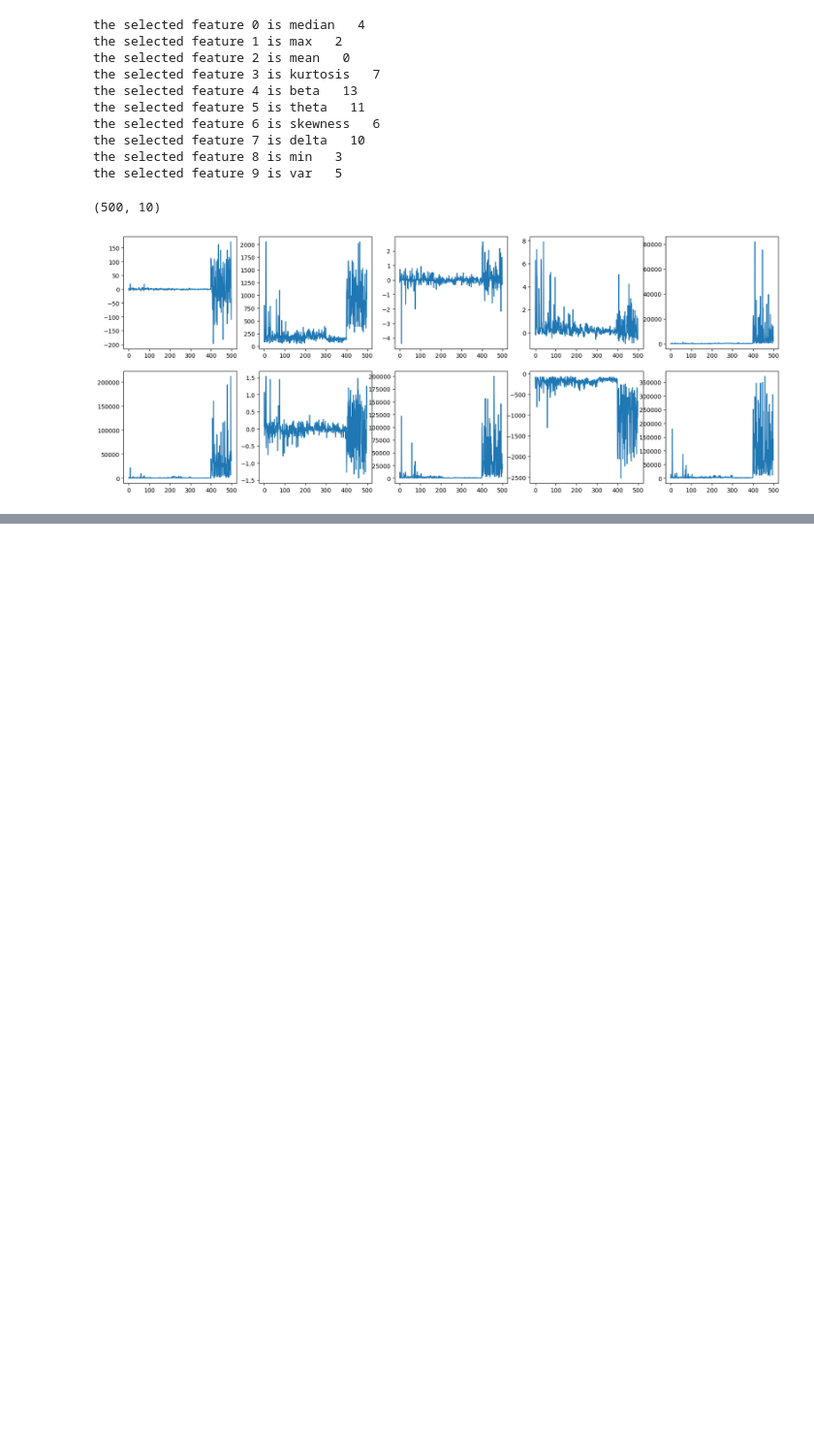
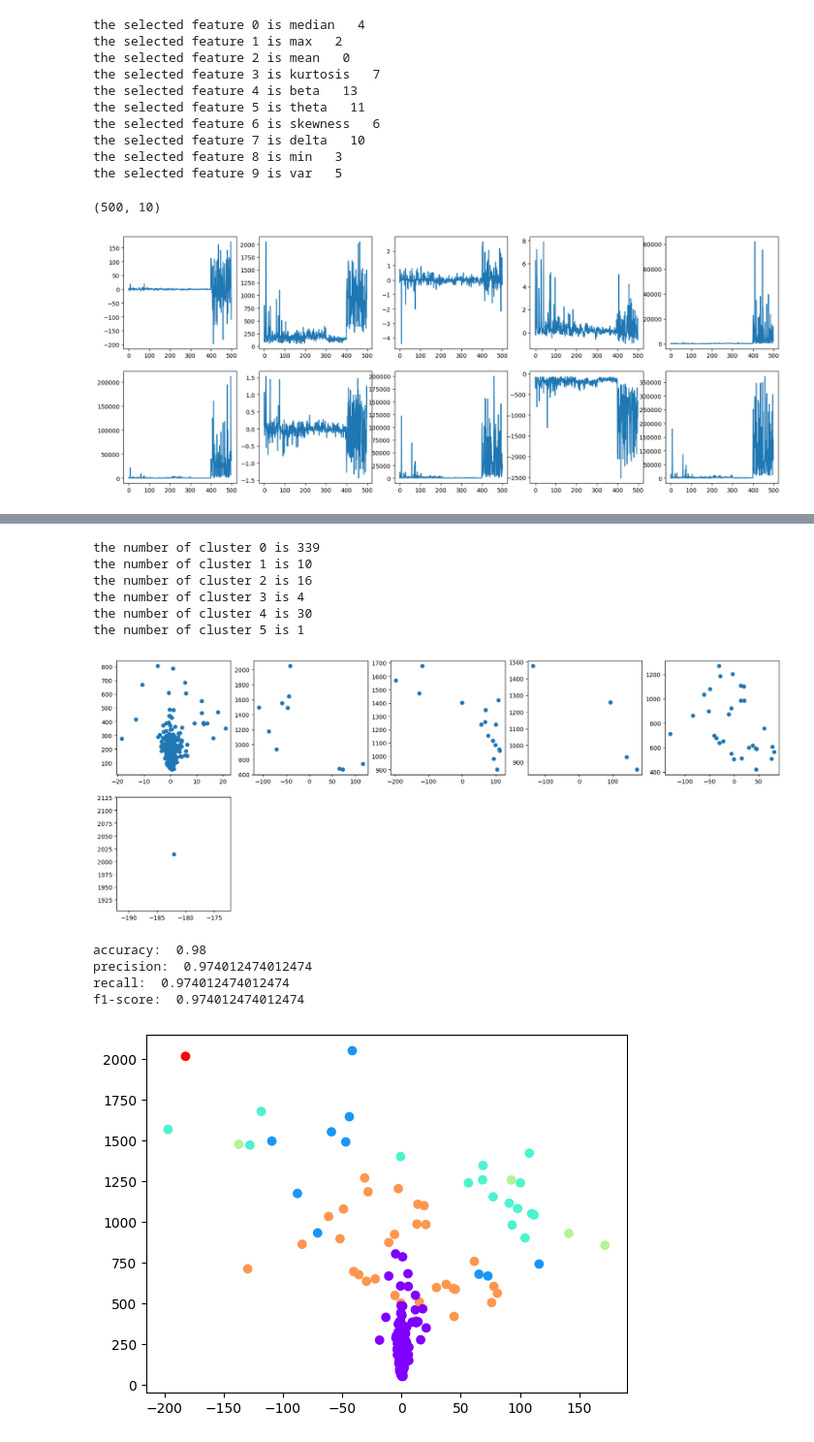
Before and after one commit to AliEAKarimi/seizure-prediction-machine-learning, a Jupyter notebook: experiments.ipynb, the cells around one changed output, grey strips where cells are left out. Shown at 97% size. Drawn from its saved outputs; the diff is of its cells as text; code cells hidden in the pictures; blank space fills up the shorter version.

```diff
--- a/experiments.ipynb
+++ b/experiments.ipynb
@@ -726,0 +763,44 @@ plt.show()
+# %%
+from sklearn.metrics import f1_score
+def k_means(x_train, x_test, y_train, y_test, n_clusters):
+  kmeans = KMeans(n_clusters, random_state=seed, n_init=10).fit(x_train)
+  # plot the clusters
+  plt.figure(figsize=(20, 20))
+  for i in range(0, kmeans.n_clusters):
+      plt.subplot(5, 5, i+1)
+      plt.scatter(x_train[kmeans.labels_ == i, 0], x_train[kmeans.labels_ == i, 1])
+      print('the number of cluster', i, 'is', len(x_train[kmeans.labels_ == i]))
+  plt.show()
+  plt.scatter(x_train[:, 0], x_train[:, 1], c=kmeans.labels_, cmap='rainbow')
+  # train each cluster with Random Forest classifier
+  random_forest_clf_cluster = []
+  for i in range(0, kmeans.n_clusters):
+      # train the i-th cluster with Random Forest classifier
+      random_forest_clf = RandomForestClassifier(n_estimators=100, max_depth=2, random_state=seed)
+      random_forest_clf.fit(x_train[kmeans.labels_ == i], y_train[kmeans.labels_ == i])
+      random_forest_clf_cluster.append(random_forest_clf)
+  # predict  the test data using the corresponding cluster
+  y_pred = []
+  for i in range(0, x_test.shape[0]):
+      y_pred.append(random_forest_clf_cluster[kmeans.predict(x_test[i].reshape(1, -1))[0]].predict(x_test[i].reshape(1, -1)))
+  y_pred = np.array(y_pred).reshape(-1, 1)
+  # calculate the accuracy, precision, recall, f1-score
+  print('accuracy: ', accuracy_score(y_test, y_pred))
+  print('precision: ', precision_score(y_test, y_pred, average='macro'))
+  print('recall: ', recall_score(y_test, y_pred, average='macro'))
+  print('f1-score: ', f1_score(y_test, y_pred, average='macro'))
+# %%
+k_means(x_train, x_test, y_train, y_test, 6)
+# %% [output]
+the number of cluster 0 is 339
+the number of cluster 1 is 10
+the number of cluster 2 is 16
+the number of cluster 3 is 4
+the number of cluster 4 is 30
+the number of cluster 5 is 1
+[figure, added]
+accuracy:  0.98
+precision:  0.974012474012474
+recall:  0.974012474012474
+f1-score:  0.974012474012474
+[figure, added]
```
Also changed, not shown: parts of 35 cells of this notebook.
